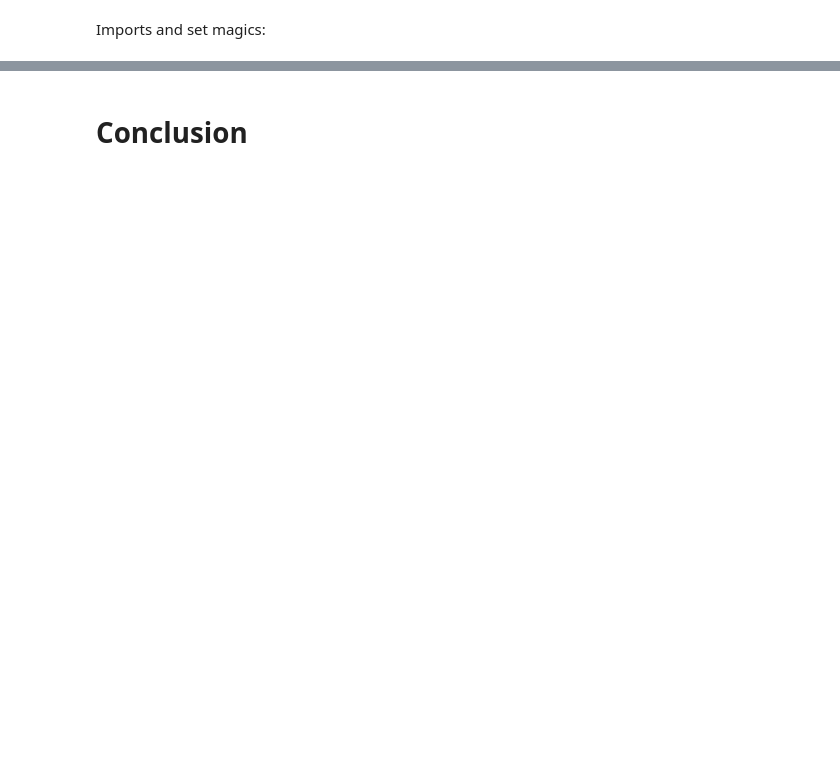
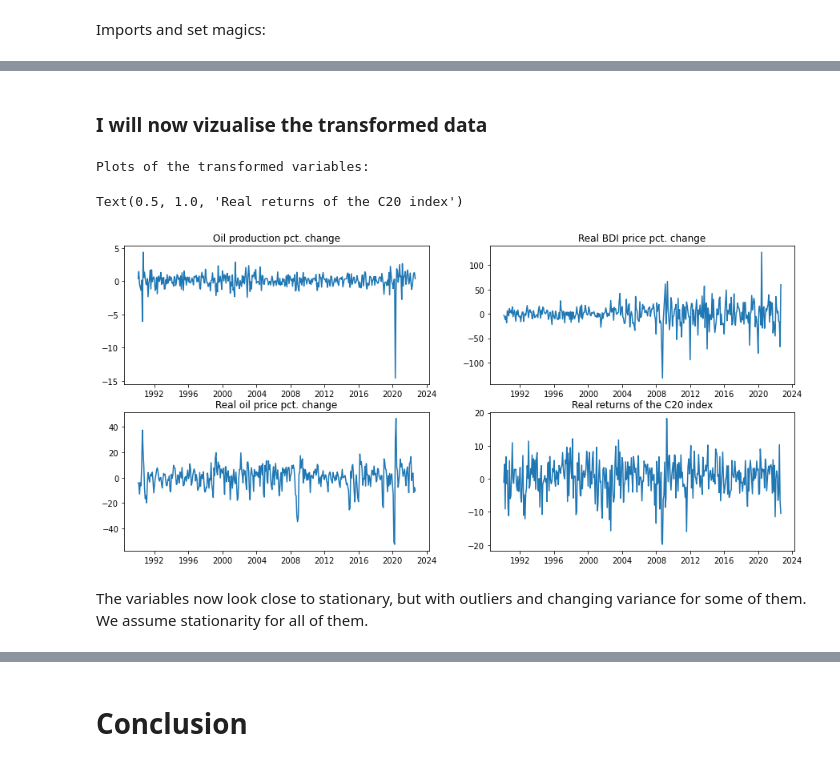
Before and after one commit to NumEconCopenhagen/projects-2023-peter_kj, a Jupyter notebook: dataproject/dataproject.ipynb, the cells around one changed output, grey strips where cells are left out. Cells and saved outputs as stored; diff of their text form; code cells hidden in the pictures; blank space fills up the shorter version.

```diff
--- a/dataproject/dataproject.ipynb
+++ b/dataproject/dataproject.ipynb
@@ -73,0 +199,12 @@ MAKE FURTHER ANALYSIS. EXPLAIN THE CODE BRIEFLY AND SUMMARIZE THE RESULTS.
+# %%
+merged = CPI_clean.merge(oil_prod_clean, on='Date', how='outer')
+merged = merged.merge(BDI_clean, on='Date', how='outer')
+merged = merged.merge(oil_price_clean, on='Date', how='outer')
+merged = merged.merge(C20_clean, on='Date', how='outer')
+merged.dropna(inplace=True)
+print("Merged data:")
+display(merged.head(3))
+
+#Descriptive stats:
+print("Descriptive stats:")
+display(merged.describe().round(2))
@@ -73,0 +230,18 @@ MAKE FURTHER ANALYSIS. EXPLAIN THE CODE BRIEFLY AND SUMMARIZE THE RESULTS.
+# %%
+merged_transformed = merged.copy()
+#Oil prod transformation:
+merged_transformed.insert(loc=6, column="oil_prod_pct_change", value=(np.log(merged_transformed["oil_prod"])-np.log(merged_transformed["oil_prod"]).shift(1))*100)
+#BDI transformation:
+merged_transformed.insert(loc=7, column="real_BDI_price_pct_change", value=(np.log(merged_transformed["BDI_price"]/merged_transformed["CPI"]*100) - np.log(merged_transformed["BDI_price"]/merged_transformed["CPI"]*100).shift(1))*100)
+#Oil price transformation:
+merged_transformed.insert(loc=8, column="real_oil_price_pct_change", value=(np.log(merged_transformed["oil_price"]/merged_transformed["CPI"]*100) - np.log(merged_transformed["oil_price"]/merged_transformed["CPI"]*100).shift(1))*100)
+#C20 transformation:
+merged_transformed.insert(loc=9, column="real_C20_returns", value=(np.log(merged_transformed["C20_price"]/merged_transformed["CPI"]*100) - np.log(merged_transformed["C20_price"]/merged_transformed["CPI"]*100).shift(1))*100)
+
+#Dropping raw variables, and keeping the four transformed variables:
+merged_transformed.drop(merged_transformed.iloc[:,1:6], axis=1, inplace=True)
+merged_transformed.dropna(inplace=True)
+
+#Illustrating transformed data:
+print("Transformed data:")
+display(merged_transformed.head(3))
@@ -73,0 +254,19 @@ MAKE FURTHER ANALYSIS. EXPLAIN THE CODE BRIEFLY AND SUMMARIZE THE RESULTS.
+# %% [markdown]
+### I will now vizualise the transformed data
+# %%
+print("Plots of the transformed variables:")
+fig_transformed, axs = plt.subplots(2,2, figsize=(15,7))
+axs[0,0].plot(merged_transformed['Date'], merged_transformed['oil_prod_pct_change'])
+axs[0, 0].set_title('Oil production pct. change')
+axs[0,1].plot(merged_transformed['Date'], merged_transformed['real_BDI_price_pct_change'])
+axs[0, 1].set_title('Real BDI price pct. change')
+axs[1,0].plot(merged_transformed['Date'], merged_transformed['real_oil_price_pct_change'])
+axs[1, 0].set_title('Real oil price pct. change')
+axs[1,1].plot(merged_transformed['Date'], merged_transformed['real_C20_returns'])
+axs[1, 1].set_title('Real returns of the C20 index')
+# %% [output]
+Plots of the transformed variables:
+Text(0.5, 1.0, 'Real returns of the C20 index')
+[figure, added]
+# %% [markdown]
+The variables now look close to stationary, but with outliers and changing variance for some of them. We assume stationarity for all of them.
```
Also changed, not shown: parts of 35 cells of this notebook, 2 other files.
